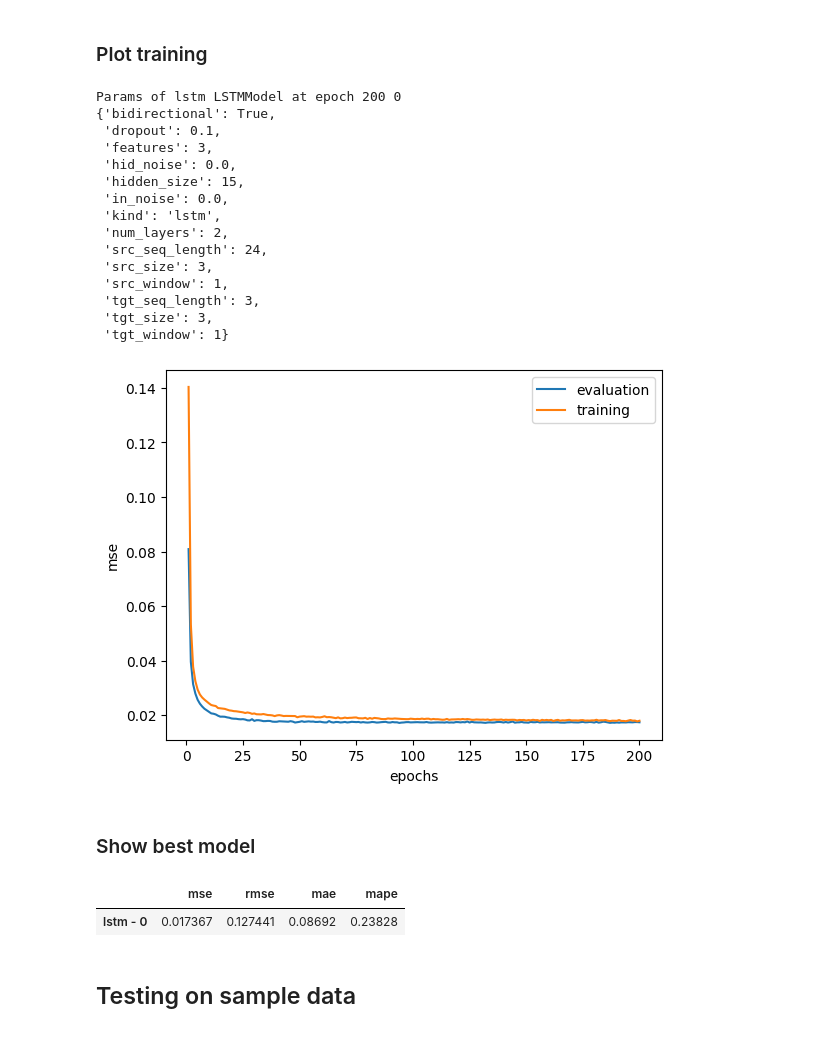
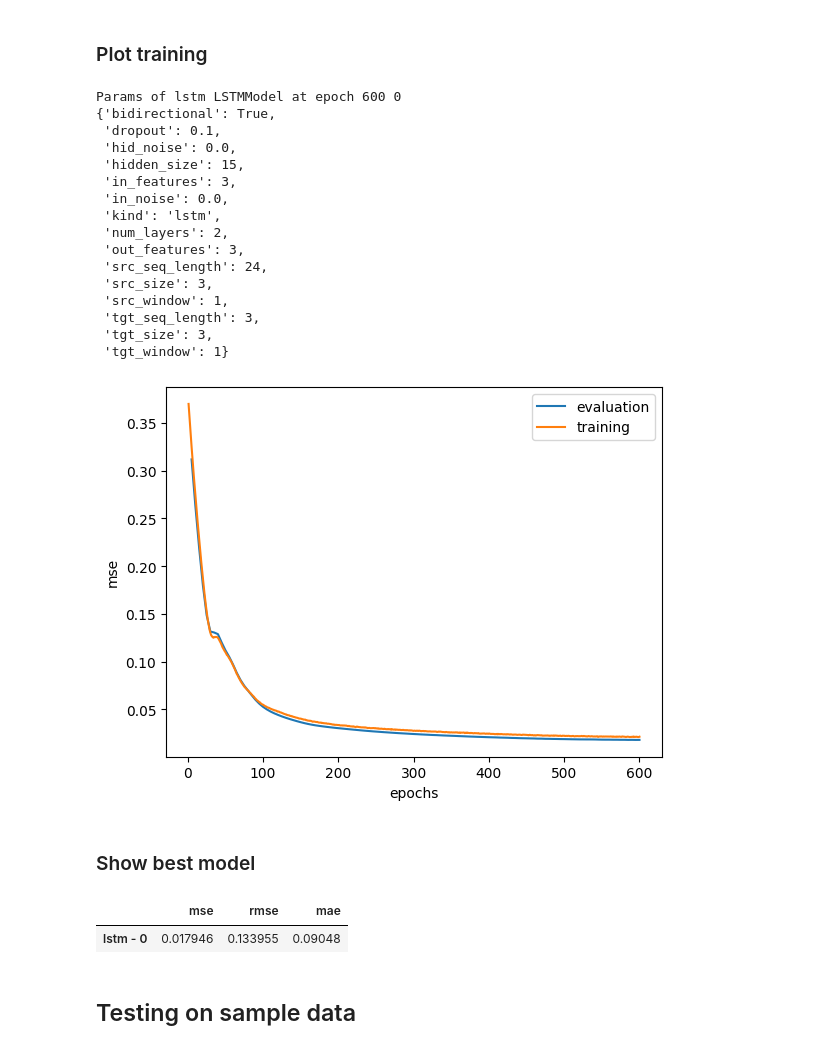
Before and after one commit to aszfaltos/wp_former, a Jupyter notebook: model_eval.ipynb, the cells around one changed output. Drawn from its saved outputs; the diff is of its cells as text; code cells hidden in the pictures.

Commit message:
(chore) abstract training class and lstm training

```diff
--- a/model_eval.ipynb
+++ b/model_eval.ipynb
@@ -21,7 +21,7 @@ from signal_decomposition import eemd, wavelet
 load_params = [#{'test': 'regular', 'name': 'Dangerous_Penguin', 'epoch': 30, 'model_type': Transformer},
                #{'test': 'eemd', 'name': 'Annoyed_Turtle', 'epoch': 30, 'model_type': Transformer},
                #{'test': 'vp_wavelet', 'name': 'Dangerous_Penguin', 'epoch': 30, 'model_type': VPTransformer},
-               {'test': 'lstm', 'name': '0', 'epoch': 200, 'model_type': LSTMModel}]
+               {'test': 'lstm', 'name': '0', 'epoch': 600, 'model_type': LSTMModel}]
 
 post_processors = [lambda x : x,
                    #lambda x : x,
@@ -42,36 +42,38 @@ lstm
 # %%
 def print_params(test: str, name: str, epoch: int, model_type: type, params: dict):
     print(f'Params of {test} {model_type.__name__} at epoch {epoch} {name}')
     pprint.pprint(params)
 
 def plot_metrics(metrics: dict):
-    plt.plot(np.arange(1, len(metrics['eval']['MSE']) + 1), metrics['eval']['MSE'], label=f'evaluation')
+    plt.plot(np.arange(5, len(metrics['train']['MSE']) + 1, 5),
+             metrics['eval']['MSE'], label=f'evaluation')
     plt.plot(np.arange(1, len(metrics['train']['MSE']) + 1), metrics['train']['MSE'], label=f'training')
     plt.xlabel('epochs')
     plt.ylabel('mse')
     plt.legend()
     plt.show()
 
 for load_param, model in zip(load_params, trained):
     print_params(**load_param, params=model['params'])
     plot_metrics(model['metrics'])
 # %% [output]
-Params of lstm LSTMModel at epoch 200 0
+Params of lstm LSTMModel at epoch 600 0
 {'bidirectional': True,
  'dropout': 0.1,
- 'features': 3,
  'hid_noise': 0.0,
  'hidden_size': 15,
+ 'in_features': 3,
  'in_noise': 0.0,
  'kind': 'lstm',
  'num_layers': 2,
+ 'out_features': 3,
  'src_seq_length': 24,
  'src_size': 3,
  'src_window': 1,
  'tgt_seq_length': 3,
  'tgt_size': 3,
  'tgt_window': 1}
-[figure, old version]
+[figure, new version]
 # %% [markdown]
 ### Show best model
 # %%
@@ -83,13 +85,13 @@ def bold_min(col):
     return [bold if v == min_in_col else default for v in col]
 
 d = {'mse': [model['metrics']['eval']['MSE'][-1] for model in trained], 'rmse': [model['metrics']['eval']['RMSE'][-1] for model in trained],
-     'mae': [model['metrics']['eval']['MAE'][-1] for model in trained], 'mape': [model['metrics']['eval']['MAPE'][-1] for model in trained]}
+     'mae': [model['metrics']['eval']['MAE'][-1] for model in trained]}
 df = pd.DataFrame(data=d, index=[f'{load_param["test"]} - {load_param["name"]}' for load_param in load_params])
 df.style.apply(bold_min, axis=0)
 df
 # %% [output]
-|  | mse | rmse | mae | mape |
-| lstm - 0 | 0.017367 | 0.127441 | 0.08692 | 0.23828 |
+|  | mse | rmse | mae |
+| lstm - 0 | 0.017946 | 0.133955 | 0.09048 |
 # %% [markdown]
 ## Testing on sample data
 # %% [markdown]
```
Also changed, not shown: parts of 1 cell of this notebook, 10 other files.
